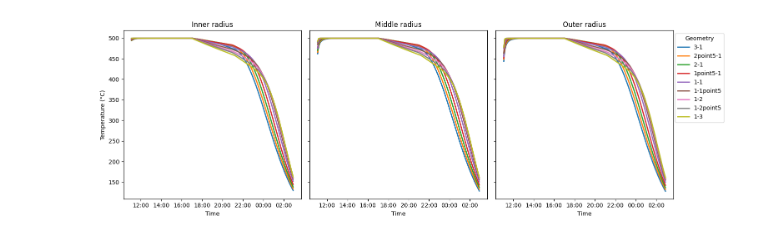
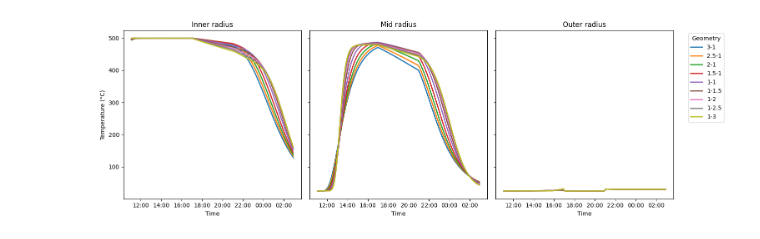
Before and after one commit to taylorlynnejohnson/Micmaq, a Jupyter notebook: geometry_study.ipynb, the cells around one changed output. Drawn from its saved outputs; the diff is of its cells as text; code cells hidden in the pictures.

```diff
--- a/geometry_study.ipynb
+++ b/geometry_study.ipynb
@@ -5,19 +5,19 @@ import matplotlib.pyplot as plt
 import numpy as np
 # %%
 
-BASE_DIR   = r"C:\Users\tljohn\Desktop\RPB Micmaq\geometry simulations\final"
+BASE_DIR   = r"C:\Users\tljohn\Desktop\RPB Micmaq\geometry simulations\official"
 PROFILES   = "thermocline_profiles.csv"
 
 #——— manually list exactly the geometries you have ———
 SUBDIRS = [
     "3-1",
-    "2point5-1",
+    "2.5-1",
     "2-1",
-    "1point5-1",
+    "1.5-1",
     "1-1",
-    "1-1point5",
+    "1-1.5",
     "1-2",
-    "1-2point5",
+    "1-2.5",
     "1-3",
 ]
 
@@ -57,71 +139,92 @@ plt.show()
 # %%
 import os
+import numpy as np
 import pandas as pd
 import matplotlib.pyplot as plt
 import matplotlib.dates as mdates
 from datetime import datetime, timedelta
 
 # ── CONFIG ─────────────────────────────────────────────────────────────────
-BASE_DIR    = r"C:\Users\tljohn\Desktop\RPB Micmaq\geometry simulations\final"
-GEOMETRIES = [
+BASE_DIR    = r"C:\Users\tljohn\Desktop\RPB Micmaq\geometry simulations\official"
+GEOMETRIES  = [
     "3-1",
-    "2point5-1",
+    "2.5-1",
     "2-1",
-    "1point5-1",
+    "1.5-1",
     "1-1",
-    "1-1point5",
+    "1-1.5",
     "1-2",
-    "1-2point5",
+    "1-2.5",
     "1-3",
 ]
 HISTORY_CSV = "thermocline_timehistory.csv"
-
-# anchor time for plotting
 BASE_TIME   = datetime(2033,3,20,11,0,0)
 
-# specify exactly which Ts_r columns are your inner / middle / outer nodes
-INNER_COL  = "Ts_r0"   # most‐inner
-MIDDLE_COL = "Ts_r6"   # midpoint (for a 12‐node grid)
-OUTER_COL  = "Ts_r11"  # outermost
+# ——— geometry parameters ———
+rL = 0.2286   # common inner radius for all
+geom_params = {
+    "3-1":      {"rR": 0.574,  "B": 1.721},
+    "2.5-1":{"rR": 0.606,  "B": 1.515},
+    "2-1":      {"rR": 0.648,  "B": 1.296},
+    "1.5-1":{"rR": 0.708,  "B": 1.062},
+    "1-1":      {"rR": 0.804,  "B": 0.804},
+    "1-1.5":{"rR": 0.914,  "B": 0.609},
+    "1-2":      {"rR": 1.0019,"B": 0.501},
+    "1-2.5":{"rR": 1.077,  "B": 0.431},
+    "1-3":      {"rR": 1.142,  "B": 0.381},
+}
 
 # ── SET UP FIGURE ───────────────────────────────────────────────────────────
-fig, axs = plt.subplots(1,3, figsize=(15,5), sharey=True)
-for ax, title in zip(axs, ("Inner radius","Middle radius","Outer radius")):
+fig, axs = plt.subplots(1, 3, figsize=(15,5), sharey=True)
+for ax, title in zip(axs, ("Inner radius", "Mid radius", "Outer radius")):
     ax.set_title(title)
     ax.xaxis_date()
     ax.xaxis.set_major_formatter(mdates.DateFormatter("%H:%M"))
-    # ax.grid(True)
-
 axs[0].set_ylabel("Temperature (°C)")
 
 # ── LOOP OVER GEOMETRIES ────────────────────────────────────────────────────
-for i, geom in enumerate(GEOMETRIES):
+for geom in GEOMETRIES:
     fn = os.path.join(BASE_DIR, geom, HISTORY_CSV)
     if not os.path.exists(fn):
-        print(f"skipping {geom!r} (no file)")
+        print(f"skipping {geom!r} (no CSV)")
         continue
 
+    # load + timestamp
     df = pd.read_csv(fn)
-    df = df[df["time_sec"]>0].copy()
+    df = df[df["time_sec"] > 0].copy()
     df["time_dt"] = df["time_sec"].apply(
         lambda s: BASE_TIME + timedelta(seconds=s)
     )
 
-    # pull out the three columns
-    for ax, col in zip(axs, (INNER_COL, MIDDLE_COL, OUTER_COL)):
+    # build that sim’s nodal radii (1000 points from rL to rR)
+    rR = geom_params[geom]["rR"]
+    N  = len([c for c in df.columns if c.startswith("Ts_r")])
+    r_nodes = np.linspace(rL, rR, N)
+
+    # pick the three “true” radii
+    r_targets = [rL, 0.5*(rL + rR), rR]
+    idxs = [np.abs(r_nodes - r).argmin() for r in r_targets]
+
+    # extract temperature array
+    Ts_cols = sorted([c for c in df.columns if c.startswith("Ts_r")],
+                     key=lambda c: int(c.split("Ts_r")[1]))
+    Ts_arr = df[Ts_cols].values  # shape (time, N)
+
+    # plot inner, mid, outer on the three axes
+    for ax, idx in zip(axs, idxs):
         ax.plot(
             df["time_dt"],
-            df[col] - 273.15,      # if your Ts are in K; otherwise drop the “- 273.15”
+            Ts_arr[:, idx] - 273.15,  # drop “-273.15” if CSV already in °C
             lw=2,
             label=geom
         )
 
 # ── FINISH UP ───────────────────────────────────────────────────────────────
 axs[-1].legend(title="Geometry", loc="upper right", bbox_to_anchor=(1.3,1))
 for ax in axs:
     ax.set_xlabel("Time")
 
 plt.tight_layout()
 plt.show()
 # %% [output]
-[figure, old version]
+[figure, new version]
```
Also changed, not shown: parts of 14 cells of this notebook, 7 other files.
